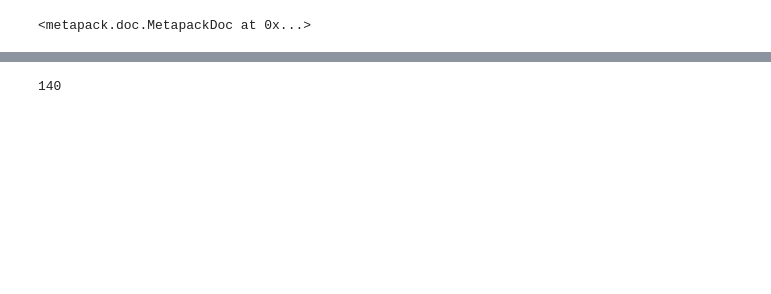
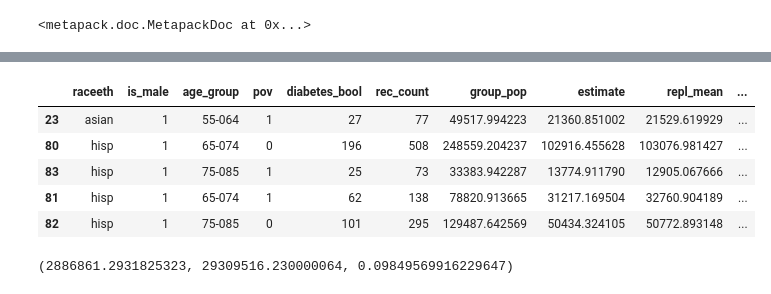
Before and after one commit to SDRDLAnalysts/data-projects, a Jupyter notebook: chis/healthpolicy.ucla.edu-chis/notebooks/DiabetesProbabilities.ipynb, the cells around one changed output, grey strips where cells are left out. Cells and saved outputs as stored; diff of their text form; code cells hidden in the pictures; blank space fills up the shorter version.

```diff
--- a/chis/healthpolicy.ucla.edu-chis/notebooks/DiabetesProbabilities.ipynb
+++ b/chis/healthpolicy.ucla.edu-chis/notebooks/DiabetesProbabilities.ipynb
@@ -413,4 +141,47 @@ rasp_reduced.head()
-# %%
-len(rasp_reduced)
-# %% [output]
-140
+# %%
+raked_col = [c for c in df.columns if c.startswith('rake')]
+index_cols = ['race_recode','is_male', 'age_group', 'pov' ]
+value_cols = ['diabetes_bool', 'rec_count']
+dflr['rec_count'] = 1
+
+dflr['census_age_group'] = pd.cut(dflr.group_age_mean, pd.IntervalIndex(census_age_ranges))
+
+t = dflr[index_cols+value_cols+raked_col].copy()
+
+
+# Couldn't figure out the idomatic way to do this.
+t['group_pop'] = t.rakedw0
+for c in raked_col:
+    t[c] *= t.diabetes_bool
+
+# Now the raked columns are the estimates for the number of people who have diabetes,
+# so we just have to sum up everything
+
+t2 = t.groupby(index_cols).sum().reset_index()
+
+t2['estimate'] = t2.rakedw0
+t2['repl_mean'] = t2[raked_col[1:]].mean(axis=1)
+t2['repl_std'] = t2[raked_col[1:]].std(axis=1)
+
+t2['rse'] = t2['repl_std']/t2.estimate
+
+t2['rate'] = t2.estimate / t2.group_pop
+#t2['rate_std'] = t2['rate'] * t2['rse']
+
+
+rasp_d = t2.sort_values('rate',ascending=False)[list(c for c in t2.columns if c not in raked_col)]
+rasp_d.rename(columns={'race_recode': 'raceeth','repl_std':'std'}, inplace=True)
+rasp_d['sex'] = rasp_d.is_male
+#rasp_d['pov'] = rasp_d.poor.apply(lambda v: 1 if v == 'POV' else 0)
+rasp_d.head()
+# %% [output]
+|  | raceeth | is_male | age_group | pov | diabetes_bool | rec_count | group_pop | estimate | repl_mean | ... |
+| 23 | asian | 1 | 55-064 | 1 | 27 | 77 | 49517.994223 | 21360.851002 | 21529.619929 | ... |
+| 80 | hisp | 1 | 65-074 | 0 | 196 | 508 | 248559.204237 | 102916.455628 | 103076.981427 | ... |
+| 83 | hisp | 1 | 75-085 | 1 | 25 | 73 | 33383.942287 | 13774.911790 | 12905.067666 | ... |
+| 81 | hisp | 1 | 65-074 | 1 | 62 | 138 | 78820.913665 | 31217.169504 | 32760.904189 | ... |
+| 82 | hisp | 1 | 75-085 | 0 | 101 | 295 | 129487.642569 | 50434.324105 | 50772.893148 | ... |
+# %%
+rasp_d.estimate.sum(), rasp_d.group_pop.sum(), rasp_d.estimate.sum()/rasp_d.group_pop.sum()
+# %% [output]
+(2886861.2931825323, 29309516.230000064, 0.09849569916229647)
```
Also changed, not shown: parts of 31 cells of this notebook, 5 other files.
